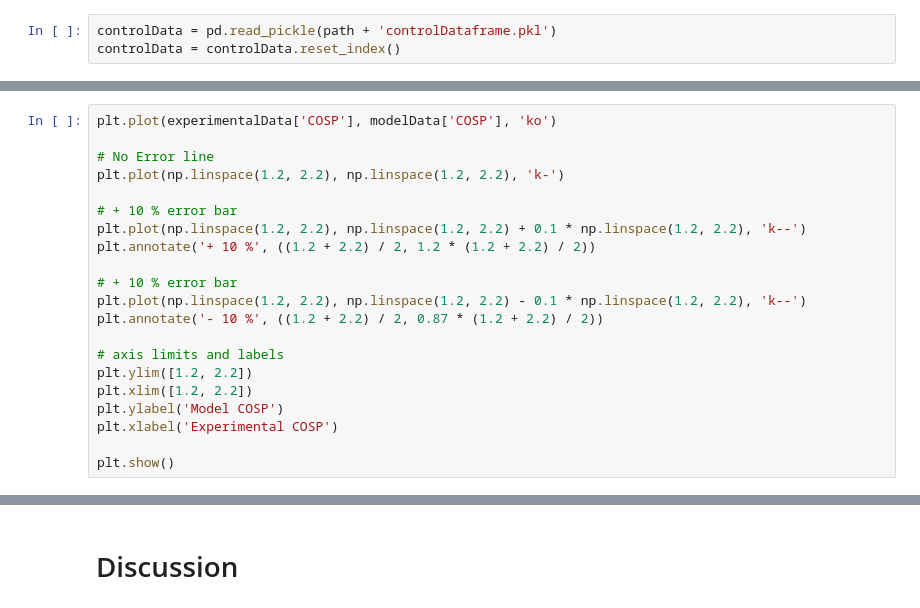
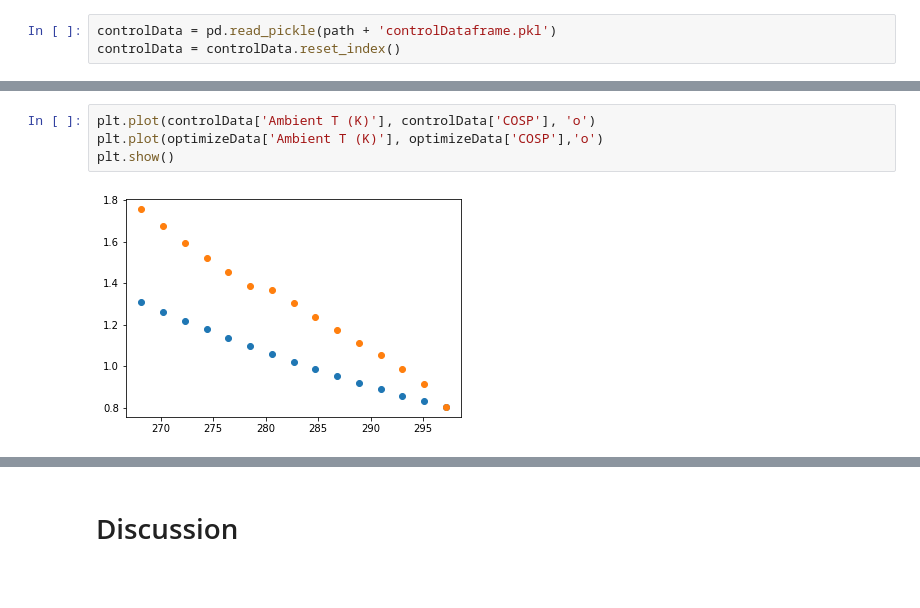
Before and after one commit to ChaseKlewicki/VCRC-Optimize, a Jupyter notebook: Optimize Model Playground.ipynb, the cells around one changed output, grey strips where cells are left out. Drawn from its saved outputs; the diff is of its cells as text; blank space fills up the shorter version.

```diff
--- a/Optimize Model Playground.ipynb
+++ b/Optimize Model Playground.ipynb
@@ -341,21 +231,6 @@ plt.show()
-# %%
-plt.plot(experimentalData['COSP'], modelData['COSP'], 'ko')
-
-# No Error line
-plt.plot(np.linspace(1.2, 2.2), np.linspace(1.2, 2.2), 'k-')
-
-# + 10 % error bar
-plt.plot(np.linspace(1.2, 2.2), np.linspace(1.2, 2.2) + 0.1 * np.linspace(1.2, 2.2), 'k--')
-plt.annotate('+ 10 %', ((1.2 + 2.2) / 2, 1.2 * (1.2 + 2.2) / 2))
-
-# + 10 % error bar
-plt.plot(np.linspace(1.2, 2.2), np.linspace(1.2, 2.2) - 0.1 * np.linspace(1.2, 2.2), 'k--')
-plt.annotate('- 10 %', ((1.2 + 2.2) / 2, 0.87 * (1.2 + 2.2) / 2))
-
-# axis limits and labels
-plt.ylim([1.2, 2.2])
-plt.xlim([1.2, 2.2])
-plt.ylabel('Model COSP')
-plt.xlabel('Experimental COSP')
-
-plt.show()
+# %%
+plt.plot(controlData['Ambient T (K)'], controlData['COSP'], 'o')
+plt.plot(optimizeData['Ambient T (K)'], optimizeData['COSP'],'o')
+plt.show()
+# %% [output]
+[figure, added]
```
Also changed, not shown: parts of 10 cells of this notebook, 3 other files.
